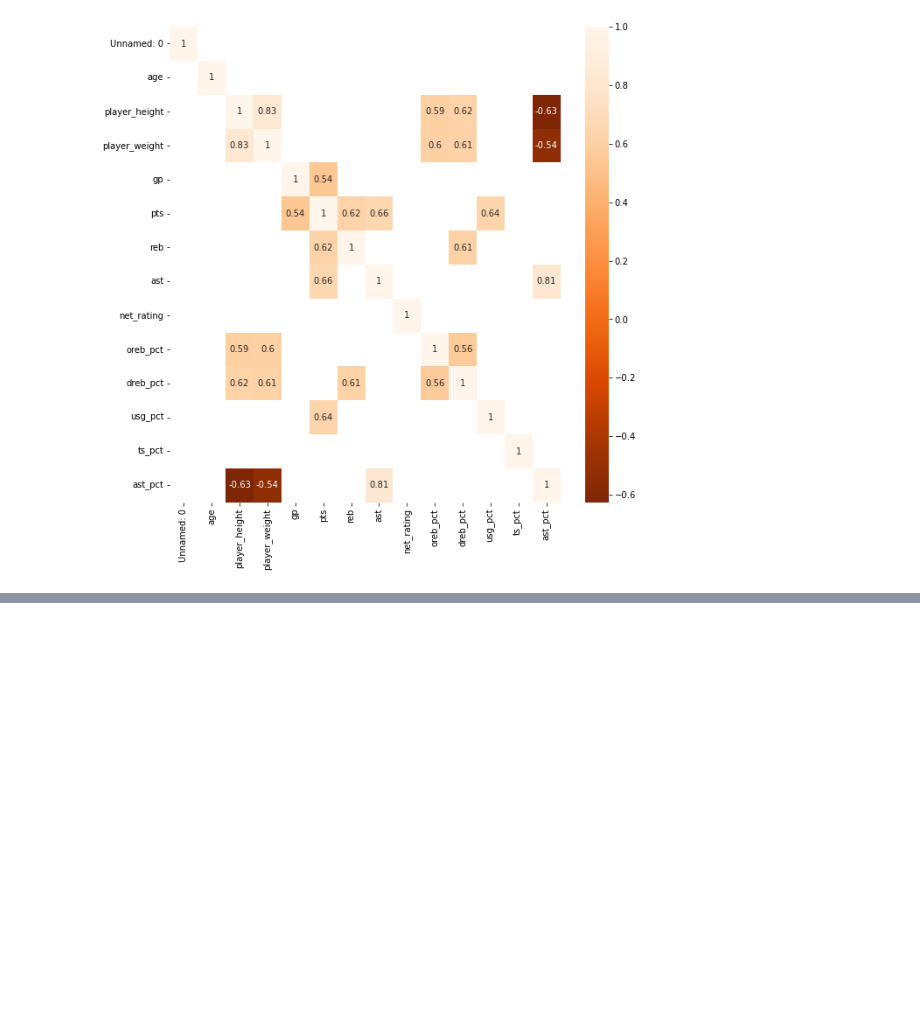
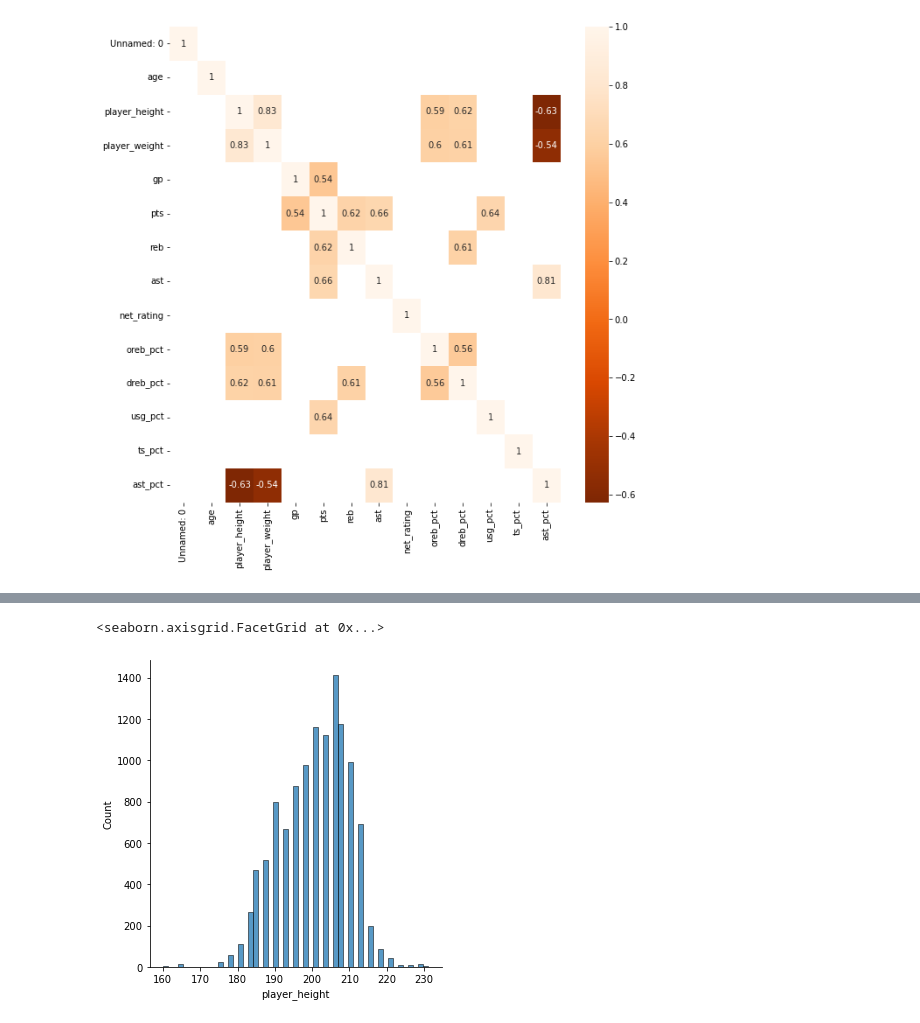
Before and after one commit to aoehiagwina/NBA_EDA, a Jupyter notebook: NBA Exploratory Data Analysis.ipynb, the cells around one changed output, grey strips where cells are left out. Drawn from its saved outputs; the diff is of its cells as text; code cells hidden in the pictures; blank space fills up the shorter version.

```diff
--- a/NBA Exploratory Data Analysis.ipynb
+++ b/NBA Exploratory Data Analysis.ipynb
@@ -104,0 +205,7 @@ sns.heatmap(correlation, annot=True, cmap = plt.cm.Oranges_r)
+# %%
+#Overview of player height
+player_weight = nba_data['player_height']
+sns.displot(player_weight)
+# %% [output]
+<seaborn.axisgrid.FacetGrid at 0x...>
+[figure, added]
```
Also changed, not shown: parts of 9 cells of this notebook.
